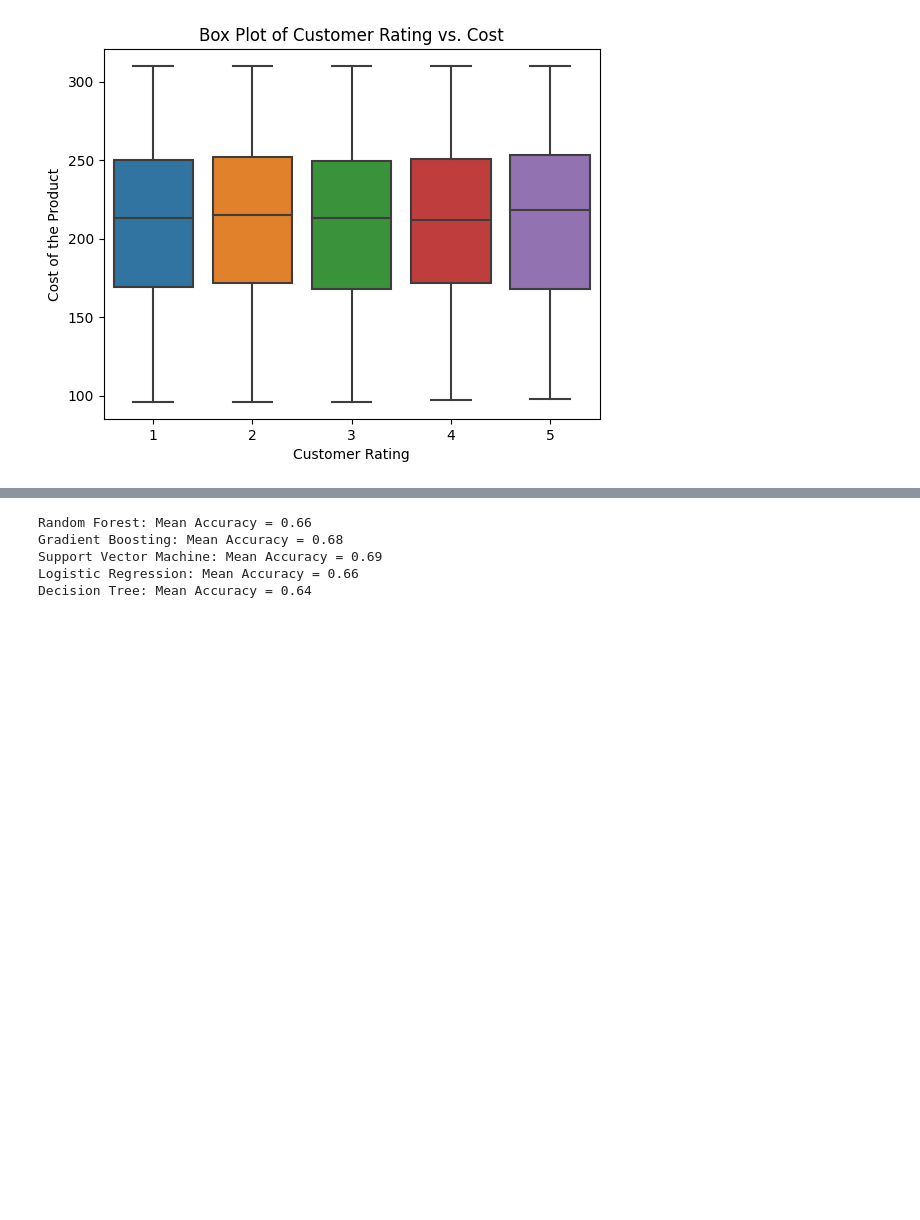
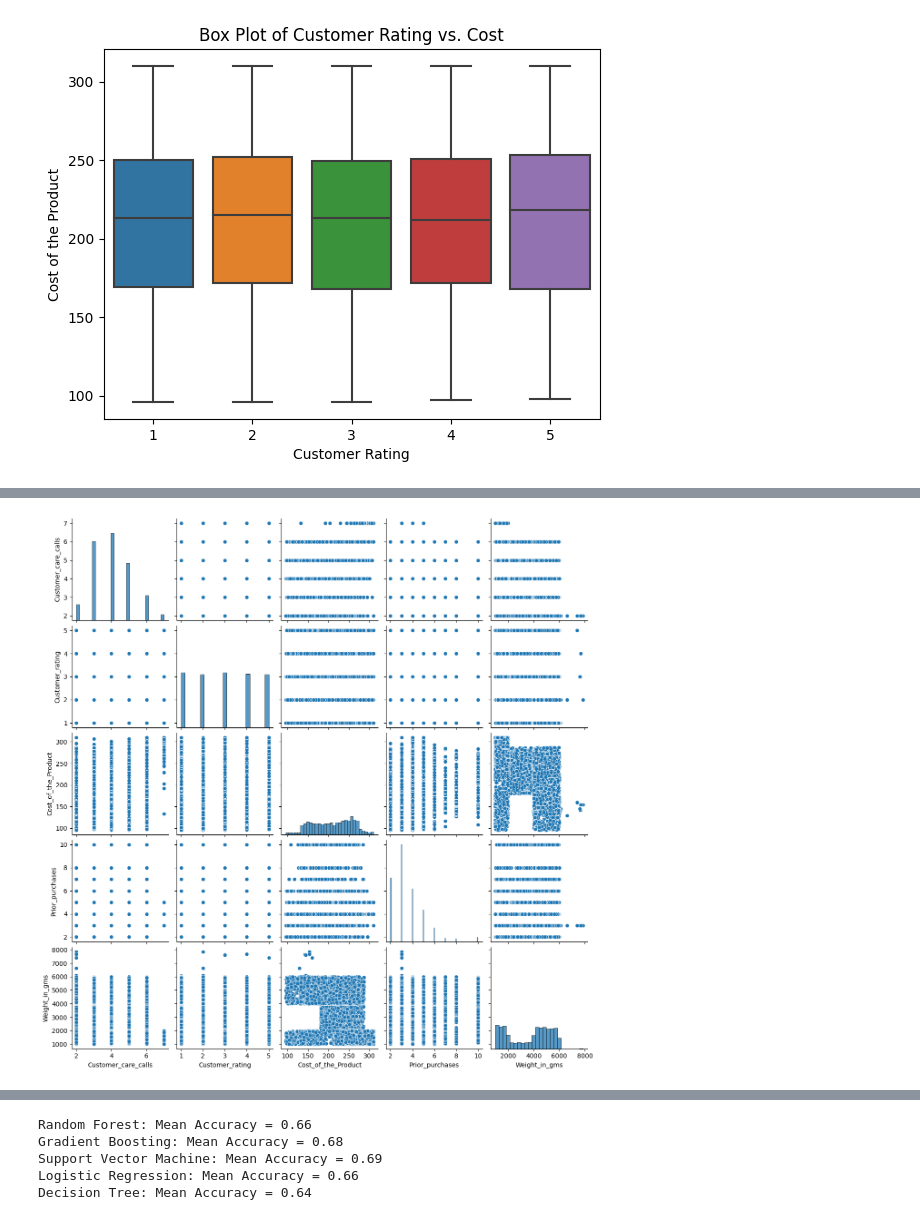
Before and after one commit to vengie/Project42_ELOGISTIX, a Jupyter notebook: Notebooks/logistix.ipynb, the cells around one changed output, grey strips where cells are left out. Saved outputs shown, nothing was run; the diff lists cells and outputs as text; code cells hidden in the pictures; blank space fills up the shorter version.

```diff
--- a/Notebooks/logistix.ipynb
+++ b/Notebooks/logistix.ipynb
@@ -146,0 +153,6 @@ plt.show()
+# %%
+#Pair plots are excellent for visualizing relationships between multiple numerical variables
+sns.pairplot(data[['Customer_care_calls', 'Customer_rating', 'Cost_of_the_Product', 'Prior_purchases', 'Weight_in_gms']])
+plt.show()
+# %% [output]
+[figure, added]
```
Also changed, not shown: parts of 6 cells of this notebook.
